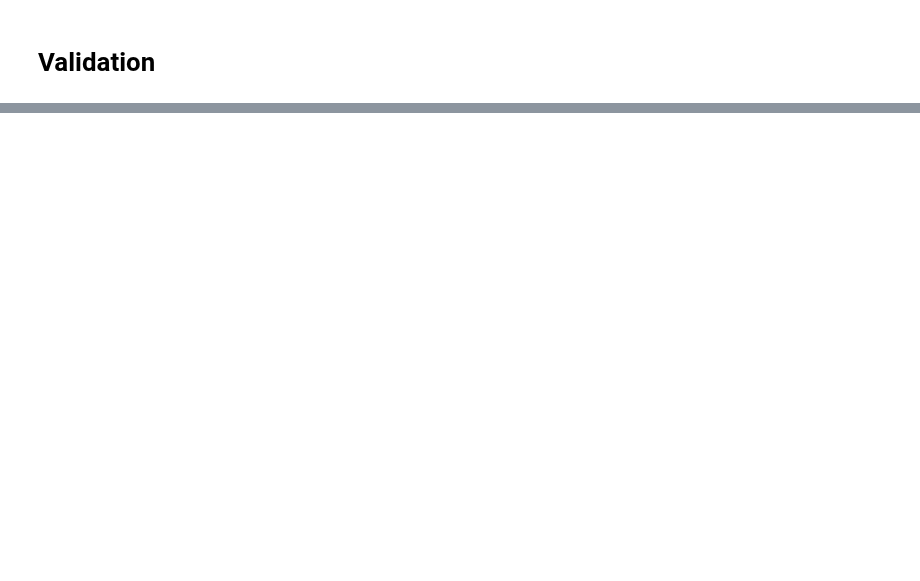
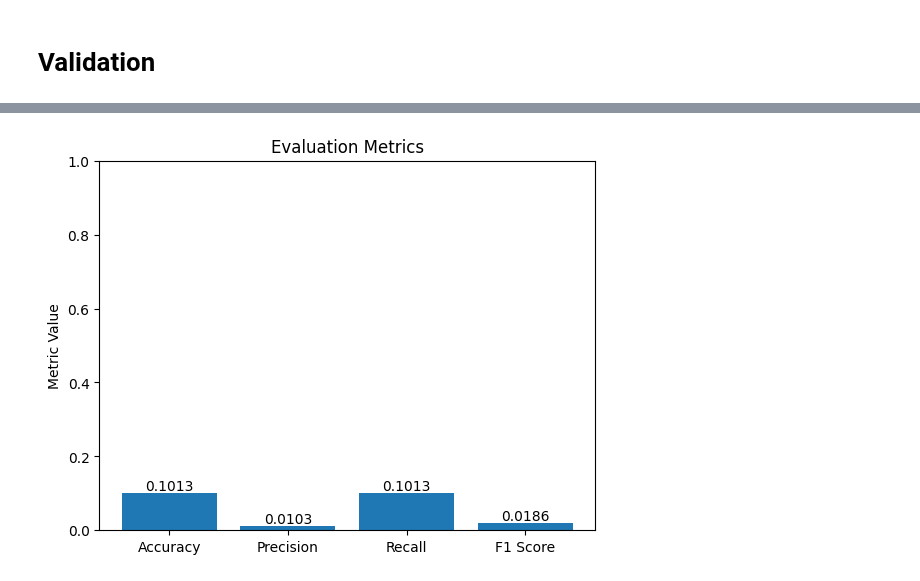
Before and after one commit to MuhammadIrzam447/visionCodes, a Jupyter notebook: text_ferramenta.ipynb, the cells around one changed output, grey strips where cells are left out. Cells and saved outputs as stored; diff of their text form; code cells hidden in the pictures; blank space fills up the shorter version.

```diff
--- a/text_ferramenta.ipynb
+++ b/text_ferramenta.ipynb
@@ -26,5 +26,3 @@ df['text'] = df['text'].str.split("\|_@", n=1).str[0]
 df.drop_duplicates(inplace=True)
 df.dropna(inplace = True)
 df.reset_index(drop = True, inplace = True)
-# %%
-df2 = df.copy()
@@ -378,7 +379,7 @@ model.save_pretrained(save_dir)
 # %% [markdown]
 # Validation
 # %%
-val_path = "/content/drive/MyDrive/Colab Notebooks/ferramenta/text-ferramenta-val.csv"
+val_path = "/content/drive/MyDrive/Colab Notebooks/Testing/text-ferramenta-val.csv/text-ferramenta-val.csv"
 # %%
 valdf = pd.read_csv(val_path)
 # %%
@@ -399,5 +402,5 @@ print(val_num_labels)
 # %%
-valdf = pd.get_dummies(valdf, columns=['label'])
+# valdf = pd.get_dummies(valdf, columns=['label'])
 # %%
 # Define the maximum sequence length for padding/truncation
 max_length = 128
@@ -449,7 +458,7 @@ print(f"F1 Score: {f1:.4f}")
 from sklearn.metrics import classification_report
 
 # Calculate evaluation metrics
-accuracy = accuracy_score(targets, predictions)
+# accuracy = accuracy_score(targets, predictions)
 report = classification_report(targets, predictions)
 
 print("Accuracy:", accuracy)
@@ -458,19 +485,22 @@ print(report)
 # %%
+import matplotlib.pyplot as plt
 # Define the labels for the metrics
 metrics = ['Accuracy', 'Precision', 'Recall', 'F1 Score']
 
 # Define the values for each metric
-values = [accuracy, precision, recall, f1_score]
+values = [accuracy, precision, recall, f1]
 
 fig, ax = plt.subplots()
 bars = ax.bar(metrics, values)
 plt.ylim([0, 1])  # Set the y-axis limit to range from 0 to 1
 plt.ylabel('Metric Value')
 plt.title('Evaluation Metrics')
 
 # Add the metric scores on top of each bar
 for bar in bars:
     yval = bar.get_height()
     ax.text(bar.get_x() + bar.get_width() / 2, yval, round(yval, 4), ha='center', va='bottom')
 
 plt.show()
+# %% [output]
+[figure, added]
```
Also changed, not shown: parts of 10 cells of this notebook.
